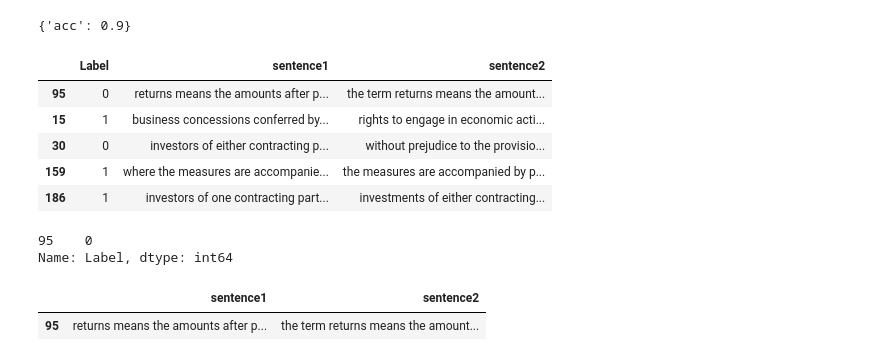
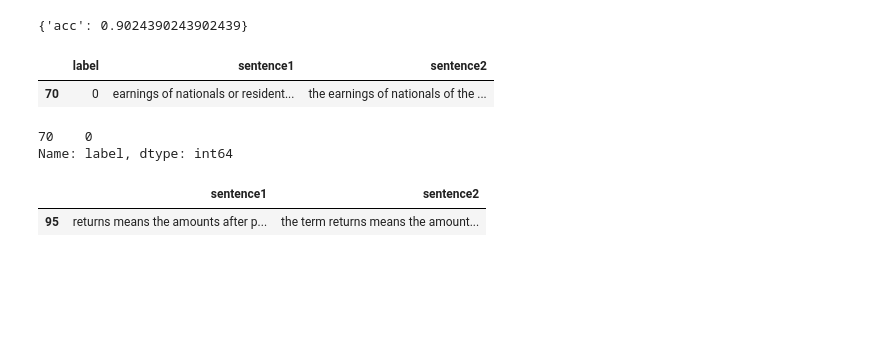
Before and after one commit to coollx/Relevant-Difference-Detector-for-Legal-Text, a Jupyter notebook: diffrence_detector.ipynb, the cells around one changed output. Saved outputs shown, nothing was run; the diff lists cells and outputs as text; code cells hidden in the pictures; blank space fills up the shorter version.

```diff
--- a/diffrence_detector.ipynb
+++ b/diffrence_detector.ipynb
@@ -17,6 +24,6 @@ df = pd.read_excel(file)
 # %%
-df_stage2 = df[['label', 'sSentence1', 'sentence2']]
-label2int = {'RELEVANT': 1, 'STYLYSTIC': 0}
+df_stage2 = df[['label', 'sentence1', 'sentence2']]
+label2int = {'RELEVANT': 1, 'STYLYSTIC': 0, 'IRRELEVANT': -1}
 df_stage2.label = df_stage2.label.map(label2int)
 
 #train test split
@@ -68,22 +85,18 @@ Start to fuse 3 checkpoints via the greedy soup algorithm.
 test_score = baseline_predictor.evaluate(test_df, metrics=['acc'])
 print(test_score)
 # %% [output]
-{'acc': 0.9}
+{'acc': 0.9024390243902439}
-# %%
-test_df.head()
-# %% [output]
-|  | Label | sentence1 | sentence2 |
-| 95 | 0 | returns means the amounts after p... | the term returns means the amount... |
-| 15 | 1 | business concessions conferred by... | rights to engage in economic acti... |
-| 30 | 0 | investors of either contracting p... | without prejudice to the provisio... |
-| 159 | 1 | where the measures are accompanie... | the measures are accompanied by p... |
-| 186 | 1 | investors of one contracting part... | investments of either contracting... |
+# %%
+test_df.iloc[[0]]
+# %% [output]
+|  | label | sentence1 | sentence2 |
+| 70 | 0 | earnings of nationals or resident... | the earnings of nationals of the ... |
 # %%
 #inferece on the first row of test_df
 baseline_predictor.predict(test_df.iloc[0:1, 1:3])
 # %% [output]
-95    0
-Name: Label, dtype: int64
+70    0
+Name: label, dtype: int64
 # %%
 test_df.iloc[0:1, 1:3]
 # %% [output]
```
Also changed, not shown: parts of 5 cells of this notebook, 2 other files.
